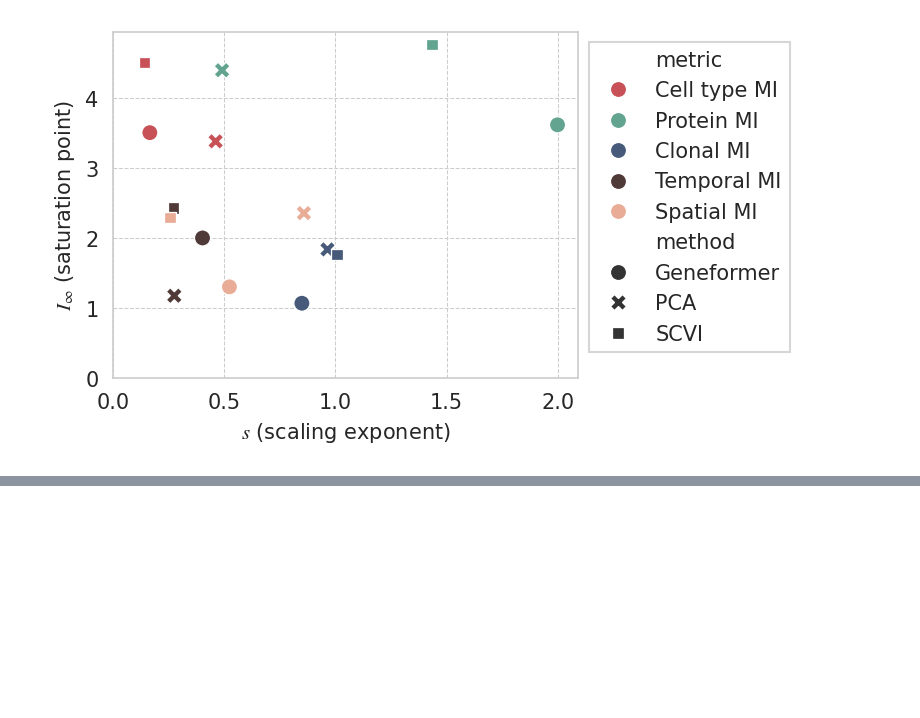
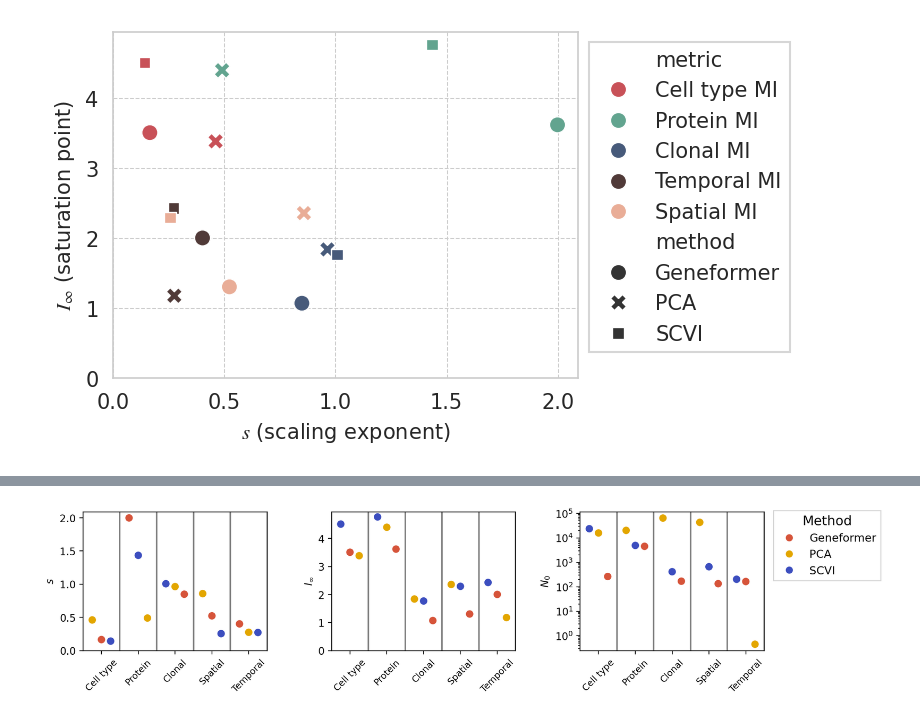
Before and after one commit to igor-sadalski/Scaling-up-measurement-noise-scaling-laws, a Jupyter notebook: analysis/cell_number_scaling.ipynb, the cells around one changed output, grey strips where cells are left out. Drawn from its saved outputs; the diff is of its cells as text; code cells hidden in the pictures; blank space fills up the shorter version.

Commit message:
dot plots

```diff
--- a/analysis/cell_number_scaling.ipynb
+++ b/analysis/cell_number_scaling.ipynb
@@ -31,6 +31,8 @@ sc_param_df.replace('clone', 'Clonal MI', inplace=True)
 sc_param_df.replace('author_day', 'Temporal MI', inplace=True)
 sc_param_df.replace('ng_idx', 'Spatial MI', inplace=True)
 sc_param_df.replace('RandomProjection', 'Rand. Proj.', inplace=True)
+# %%
+sc_param_df['N_90'] = sc_param_df['N0'] * (0.1 *sc_param_df['I_inf'])**(-1/sc_param_df['s'])
 # %%
 pretty_palette = ["#C85158",
                     "#62A48F",
@@ -284,2 +286,96 @@ plt.legend(title='Method', bbox_to_anchor=(1, 1), loc='upper left')
 <matplotlib.legend.Legend at 0x...>
 [figure]
+# %%
+c6 = ['#c4bae2','#40ada6','#3c4ebf',
+        '#e3a600', '#d6543a', '#edb1a3']
+pretty_palette = [c6[c] for c in range(6) if c in [1,2,3,4]]
+
+color_dict = {
+    "Geneformer": pretty_palette[3],
+    "PCA": pretty_palette[2],
+    "SCVI": pretty_palette[1],
+}
+
+# fixed method ordering for groups (replace / extend as needed)
+method_order = ["Geneformer", "PCA", "SCVI"]
+
+# build 3 horizontal panels: s, I_inf, N0
+fig, axs = plt.subplots(1, 3, figsize=(12, 3), sharex=True, dpi=200)
+axs = axs.ravel()
+
+x_count = 0
+all_labels = []
+
+# for centered metric xticks
+center_positions = []
+metric_labels = []
+
+# iterate metrics, keep same ordering (method_order) within each group
+for metric in sc_param_df['metric'].unique():
+    subset = sc_param_df[(sc_param_df['quality'] == 1) &
+                         (sc_param_df['metric'] == metric)].copy()
+    subset = subset[subset['method'] != 'Rand. Proj.']
+    if subset.empty:
+        continue
+
+    n = len(subset)
+    positions = x_count + np.arange(n)
+
+    # compute center of this group's span for placing metric xtick
+    group_center = x_count + (n - 1) / 2.0
+    center_positions.append(group_center)
+    metric_labels.append(metric)
+
+    # scatter in each panel
+    subset = subset.sort_values(by='s', ascending=False)
+    axs[0].scatter(positions, subset['s'],
+                   color=[color_dict.get(m, 'black') for m in subset['method']],
+                   zorder=3, s=40)
+    subset = subset.sort_values(by='I_inf', ascending=False)
+    axs[1].scatter(positions, subset['I_inf'],
+                   color=[color_dict.get(m, 'black') for m in subset['method']],
+                   zorder=3, s=40)
+    subset = subset.sort_values(by='N0', ascending=False)
+    axs[2].scatter(positions, subset['N0'],
+                   color=[color_dict.get(m, 'black') for m in subset['method']],
+                   zorder=3, s=40)
+
+    # vertical separator after group
+    sep_x = x_count + n
+    for ax in axs:
+        ax.axvline(x=sep_x, color='black', linestyle='-', alpha=0.5)
+
+    # collect labels for xticks (one per point) if you still need them
+    all_labels.extend(list(subset['method'] + ' - ' + subset['metric']))
+
+    x_count += n + 1
+
+# place metric names centered above each group on the middle panel
+if len(center_positions) > 0:
+    for i in range(3):
+        axs[i].set_xticks(center_positions)
+        axs[i].set_xticklabels([m[:-3] for m in metric_labels], rotation=45, ha='center', fontsize=9)
+        axs[i].set_xlim(-1, x_count - 1)
+
+# y-axis labels and scales
+axs[0].set_ylabel(r'$s$')
+axs[0].set_ylim(0,)
+
+
+axs[1].set_ylabel(r'$I_{\infty}$')
+axs[1].set_ylim(0, )
+
+axs[2].set_ylabel(r'$N_0$')
+axs[2].set_yscale('log')
+
+plt.legend(handles=[plt.Line2D([0], [0], marker='o', color='w', label=m,
+                                  markersize=8, markerfacecolor=color_dict[m])
+                   for m in method_order if m in color_dict],
+               title='Method', title_fontsize='13', fontsize='11',
+               bbox_to_anchor=(1.02, 1.05), loc='upper left', fancybox=False)
+
+# tighten layout and show
+plt.subplots_adjust(wspace=0.35, bottom=0.25)
+plt.show()
+# %% [output]
+[figure, added]
```
Also changed, not shown: parts of 2 cells of this notebook.
